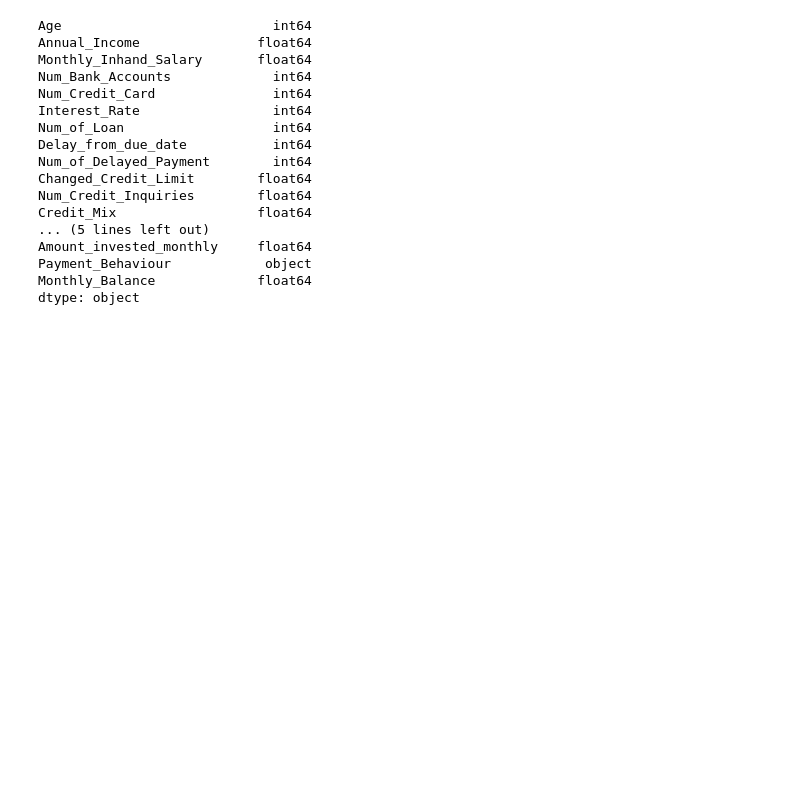
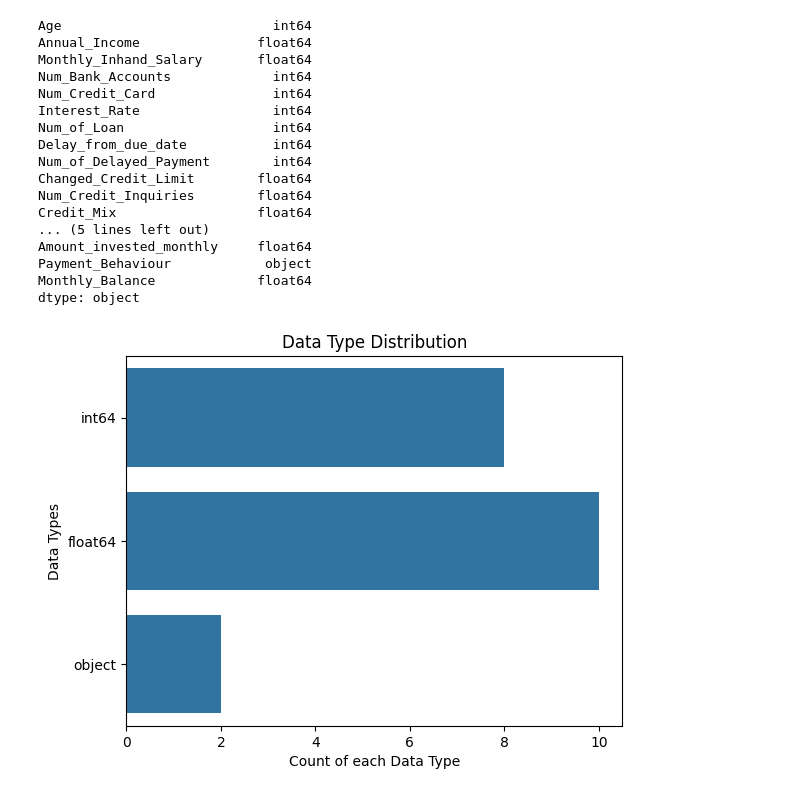
Before and after one commit to wessware/Credit_Scoring_Models, a Jupyter notebook: credit_score_1.ipynb, the cells around one changed output. Drawn from its saved outputs; the diff is of its cells as text; code cells hidden in the pictures; blank space fills up the shorter version.

Commit message:
Check on data type distribution

```diff
--- a/credit_score_1.ipynb
+++ b/credit_score_1.ipynb
@@ -397,3 +397,11 @@ Amount_invested_monthly     float64
 Payment_Behaviour            object
 Monthly_Balance             float64
 dtype: object
+# %%
+sns.countplot(y=df.dtypes, data=df)
+plt.title('Data Type Distribution')
+plt.xlabel('Count of each Data Type')
+plt.ylabel('Data Types')
+plt.show()
+# %% [output]
+[figure, added]
```
